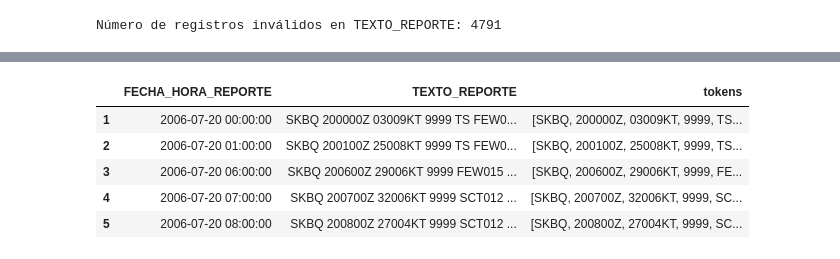
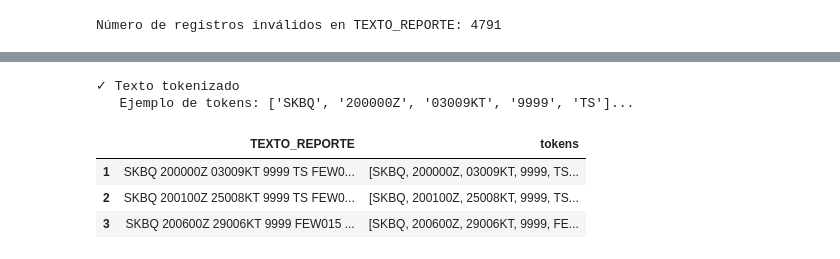
Before and after one commit to OmarLAlbarracinM/Prediccion-Cizalladura-SKBQ, a Jupyter notebook: docs/notebooks/02_preprocesamiento.ipynb, the cells around one changed output, grey strips where cells are left out. Cells and saved outputs as stored; diff of their text form; code cells hidden in the pictures.

```diff
--- a/docs/notebooks/02_preprocesamiento.ipynb
+++ b/docs/notebooks/02_preprocesamiento.ipynb
@@ -48,4 +291,23 @@ df_raw.shape
 # %%
-df_raw["FECHA_HORA_REPORTE"] = pd.to_datetime(df_raw["FECHA_REPORTE"].astype(str))
-df_raw.head()
+# Crear columna unificada de fecha y hora
+# Las columnas FECHA_REPORTE y HORA_REPORTE contienen información redundante
+# Unificamos en una sola columna datetime para facilitar el análisis temporal
+
+df_raw["FECHA_HORA_REPORTE"] = pd.to_datetime(df_raw["FECHA_REPORTE"].astype(str), errors='coerce')
+
+# Verificar conversión
+fechas_invalidas = df_raw["FECHA_HORA_REPORTE"].isna().sum()
+if fechas_invalidas > 0:
+    print(f"⚠️  Advertencia: {fechas_invalidas} fechas no pudieron ser convertidas")
+
+print(f"✓ Columna FECHA_HORA_REPORTE creada")
+print(f"   Rango: {df_raw['FECHA_HORA_REPORTE'].min()} a {df_raw['FECHA_HORA_REPORTE'].max()}")
+
+# Eliminar registro con fecha 1900 si existe
+if df_raw[df_raw['Año'] == 1900].shape[0] > 0:
+    registros_eliminados_fecha = len(df_raw[df_raw['Año'] == 1900])
+    df_raw = df_raw[df_raw['Año'] != 1900].copy()
+    print(f"✓ Eliminados {registros_eliminados_fecha} registros con fecha inválida (1900)")
+
+df_raw[['FECHA_HORA_REPORTE', 'TEXTO_REPORTE']].head()
 # %% [output]
@@ -62,4 +472,11 @@ pd.set_option('display.max_colwidth', None)
 # %%
-df_raw = df_raw[["FECHA_HORA_REPORTE", "TEXTO_REPORTE"]]
+# Seleccionar solo las columnas esenciales para el procesamiento
+# Mantenemos FECHA_HORA_REPORTE (temporal) y TEXTO_REPORTE (del cual extraeremos variables)
+columnas_mantenidas = ["FECHA_HORA_REPORTE", "TEXTO_REPORTE"]
+df_raw = df_raw[columnas_mantenidas].copy()
+
+print(f"✓ Columnas seleccionadas: {columnas_mantenidas}")
+print(f"   Forma del dataset: {df_raw.shape}")
+print("\nPrimeras filas:")
 df_raw.head()
 # %% [output]
@@ -74,12 +507,17 @@ df_raw.head()
 # %%
-# Separar tokern iniciales
+# Paso 1: Tokenizar el texto del reporte METAR
+# Los reportes METAR tienen un formato estructurado donde cada espacio separa un token
 df_raw["tokens"] = df_raw["TEXTO_REPORTE"].str.split()
-df_raw.head()
+
+print(f"✓ Texto tokenizado")
+print(f"   Ejemplo de tokens: {df_raw['tokens'].iloc[0][:5]}...")  # Mostrar primeros 5 tokens
+
+df_raw[['TEXTO_REPORTE', 'tokens']].head(3)
 # %% [output]
+✓ Texto tokenizado
+   Ejemplo de tokens: ['SKBQ', '200000Z', '03009KT', '9999', 'TS']...
-|  | FECHA_HORA_REPORTE | TEXTO_REPORTE | tokens |
-| 1 | 2006-07-20 00:00:00 | SKBQ 200000Z 03009KT 9999 TS FEW0... | [SKBQ, 200000Z, 03009KT, 9999, TS... |
-| 2 | 2006-07-20 01:00:00 | SKBQ 200100Z 25008KT 9999 TS FEW0... | [SKBQ, 200100Z, 25008KT, 9999, TS... |
-| 3 | 2006-07-20 06:00:00 | SKBQ 200600Z 29006KT 9999 FEW015 ... | [SKBQ, 200600Z, 29006KT, 9999, FE... |
-| 4 | 2006-07-20 07:00:00 | SKBQ 200700Z 32006KT 9999 SCT012 ... | [SKBQ, 200700Z, 32006KT, 9999, SC... |
-| 5 | 2006-07-20 08:00:00 | SKBQ 200800Z 27004KT 9999 SCT012 ... | [SKBQ, 200800Z, 27004KT, 9999, SC... |
+|  | TEXTO_REPORTE | tokens |
+| 1 | SKBQ 200000Z 03009KT 9999 TS FEW0... | [SKBQ, 200000Z, 03009KT, 9999, TS... |
+| 2 | SKBQ 200100Z 25008KT 9999 TS FEW0... | [SKBQ, 200100Z, 25008KT, 9999, TS... |
+| 3 | SKBQ 200600Z 29006KT 9999 FEW015 ... | [SKBQ, 200600Z, 29006KT, 9999, FE... |
 # %%
```
Also changed, not shown: parts of 59 cells of this notebook, 1 other file.
